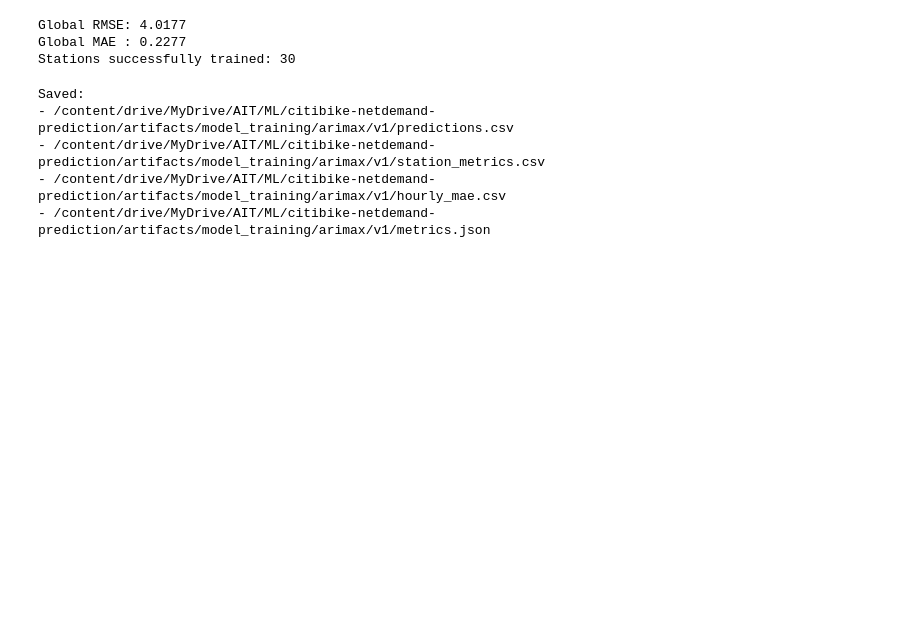
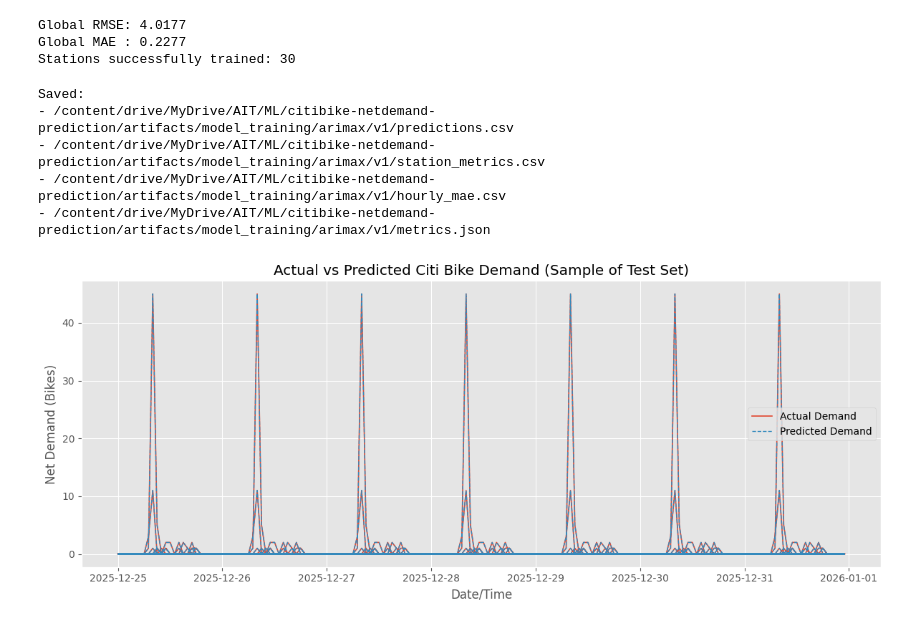
Before and after one commit to thet-htun-swe/SPATIO-TEMPORAL-DEMAND-FORECASTING-FOR-MICRO-MOBILITY-REBALANCING, a Jupyter notebook: notebooks/model_training/train_arimax_v1.ipynb, the cells around one changed output. Cells and saved outputs as stored; diff of their text form; code cells hidden in the pictures; blank space fills up the shorter version.

Commit message:
arimax without tunning with report-graphs

```diff
--- a/notebooks/model_training/train_arimax_v1.ipynb
+++ b/notebooks/model_training/train_arimax_v1.ipynb
@@ -249,3 +249,34 @@ Saved:
 - /content/drive/MyDrive/AIT/ML/citibike-netdemand-prediction/artifacts/model_training/arimax/v1/station_metrics.csv
 - /content/drive/MyDrive/AIT/ML/citibike-netdemand-prediction/artifacts/model_training/arimax/v1/hourly_mae.csv
 - /content/drive/MyDrive/AIT/ML/citibike-netdemand-prediction/artifacts/model_training/arimax/v1/metrics.json
+# %%
+from pathlib import Path
+import pandas as pd
+import numpy as np
+import matplotlib.pyplot as plt
+
+# ARTIFACT_DIR = Path("artifacts/model_training/arimax/v1")  # update if needed
+pred_df = pd.read_csv(ARTIFACT_DIR / "predictions.csv")
+hourly_mae = pd.read_csv(ARTIFACT_DIR / "hourly_mae.csv")
+station_mae = pd.read_csv(ARTIFACT_DIR / "station_metrics.csv")
+# %%
+# Build datetime for time-series plot
+pred_df["date"] = pd.to_datetime(pred_df["date"])
+pred_df["datetime_hour"] = pred_df["date"] + pd.to_timedelta(pred_df["hour"], unit="h")
+pred_df = pred_df.sort_values(["station", "datetime_hour"])
+# %%
+# 1) Actual vs Predicted (Sample of test set)
+plt.style.use("ggplot")
+p = pred_df.head(min(1200, len(pred_df)))
+
+plt.figure(figsize=(12,5))
+plt.plot(p["datetime_hour"], p["y_true"], label="Actual Demand", linewidth=1.2)
+plt.plot(p["datetime_hour"], p["y_pred"], "--", label="Predicted Demand", linewidth=1.0)
+plt.title("Actual vs Predicted Citi Bike Demand (Sample of Test Set)")
+plt.xlabel("Date/Time")
+plt.ylabel("Net Demand (Bikes)")
+plt.legend()
+plt.tight_layout()
+plt.show()
+# %% [output]
+[figure, added]
```
Also changed, not shown: parts of 3 cells of this notebook.
